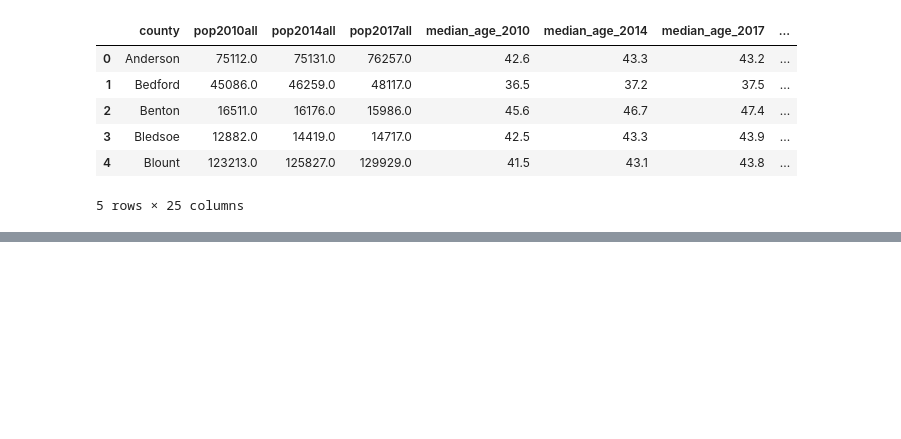
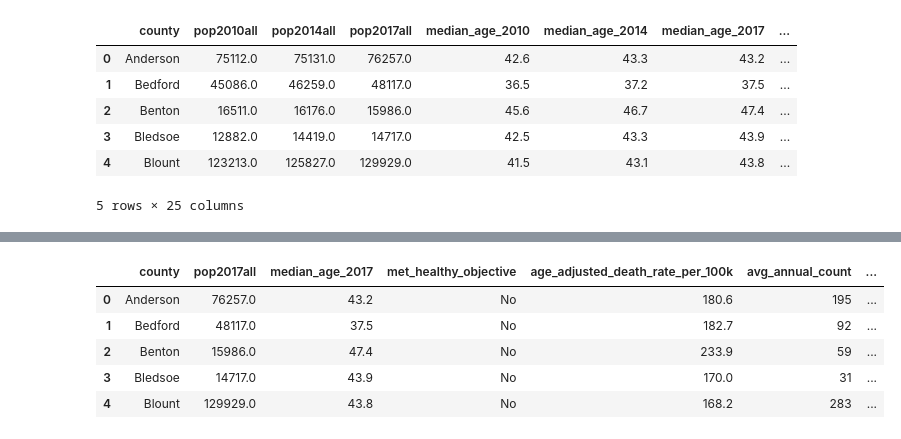
Before and after one commit to awillet/vanderbilt-aspire-data-essentials, a Jupyter notebook: alaina_pct_over_50.ipynb, the cells around one changed output, grey strips where cells are left out. Cells and saved outputs as stored; diff of their text form; code cells hidden in the pictures; blank space fills up the shorter version.

```diff
--- a/alaina_pct_over_50.ipynb
+++ b/alaina_pct_over_50.ipynb
@@ -467,0 +476,9 @@ plt.show()
+# %%
+pop_and_cancer.head()
+# %% [output]
+|  | county | pop2017all | median_age_2017 | met_healthy_objective | age_adjusted_death_rate_per_100k | avg_annual_count | ... |
+| 0 | Anderson | 76257.0 | 43.2 | No | 180.6 | 195 | ... |
+| 1 | Bedford | 48117.0 | 37.5 | No | 182.7 | 92 | ... |
+| 2 | Benton | 15986.0 | 47.4 | No | 233.9 | 59 | ... |
+| 3 | Bledsoe | 14717.0 | 43.9 | No | 170.0 | 31 | ... |
+| 4 | Blount | 129929.0 | 43.8 | No | 168.2 | 283 | ... |
```
Also changed, not shown: parts of 46 cells of this notebook.
